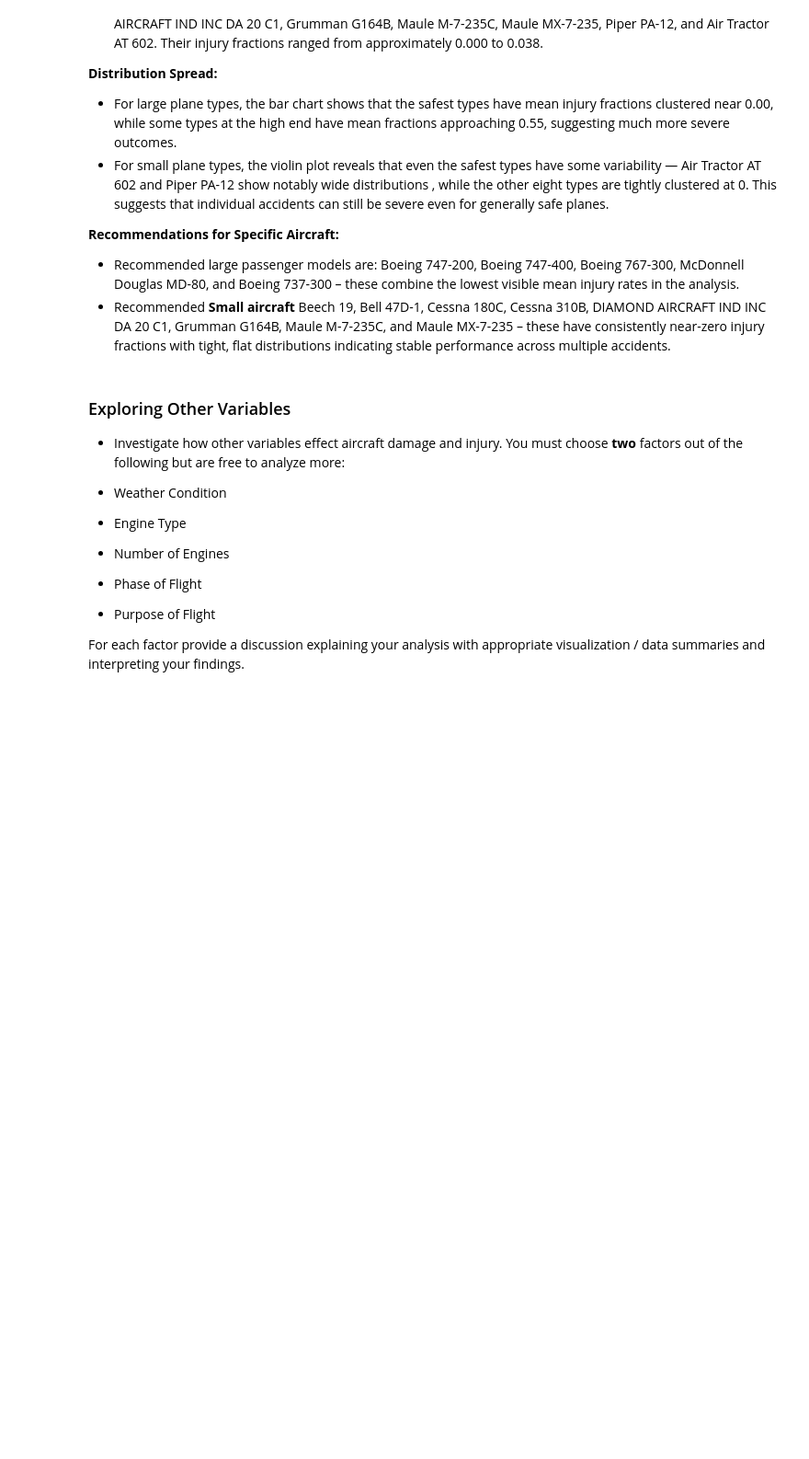
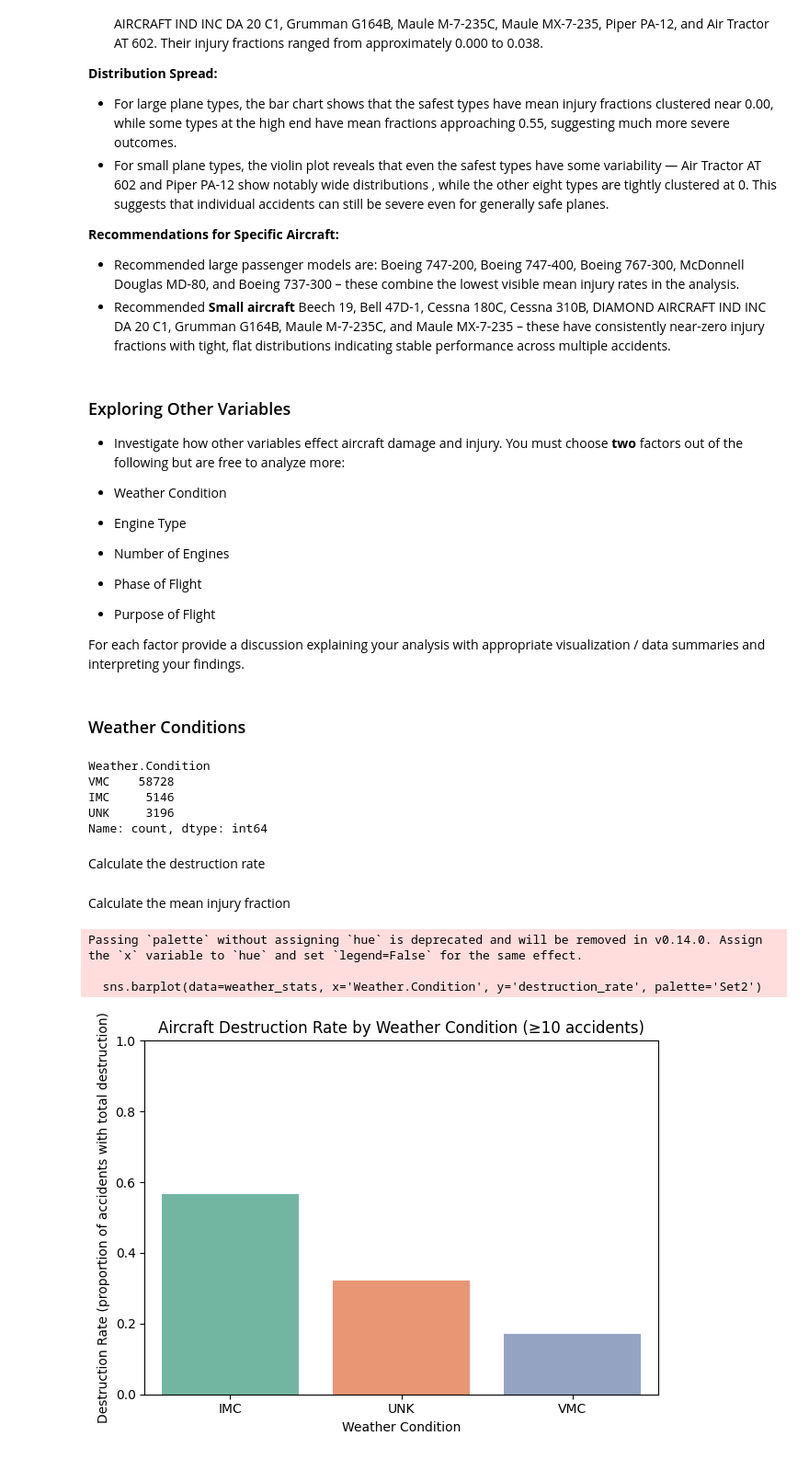
Before and after one commit to Shaun-Okwuosa/Jet-Safety-Analysis, a Jupyter notebook: Aviation_Accidents_Data_Analysis.ipynb, the cells around one changed output. Shown at 92% size. Saved outputs shown, nothing was run; the diff lists cells and outputs as text; code cells hidden in the pictures; blank space fills up the shorter version.

Commit message:
Analysis on engine type and weather conditions done.

```diff
--- a/Aviation_Accidents_Data_Analysis.ipynb
+++ b/Aviation_Accidents_Data_Analysis.ipynb
@@ -372,3 +371,47 @@ Their injury fractions ranged from approximately 0.00 to 0.01
 - Purpose of Flight
 
 For each factor provide a discussion explaining your analysis with appropriate visualization / data summaries and interpreting your findings.
+# %% [markdown]
+### Weather Conditions
+# %%
+df['Weather.Condition'].value_counts()
+# %% [output]
+Weather.Condition
+VMC    58728
+IMC     5146
+UNK     3196
+Name: count, dtype: int64
+# %% [markdown]
+Calculate the destruction rate
+# %%
+weather_group = df.groupby('Weather.Condition')['Is.Destroyed']
+weather_destruction = pd.DataFrame({
+    'destruction_rate': weather_group.mean(),
+    'accident_count': weather_group.count()
+}).reset_index()
+# %% [markdown]
+Calculate the mean injury fraction
+# %%
+weather_injury_group = df.groupby('Weather.Condition')['Injury_Fraction']
+weather_injury = pd.DataFrame({
+    'mean_injury_fraction': weather_injury_group.mean(),
+    'accident_count': weather_injury_group.count()
+}).reset_index()
+
+
+weather_stats = weather_destruction.merge(weather_injury, on='Weather.Condition')
+weather_stats = weather_stats[weather_stats['accident_count_x'] >= 10]
+weather_stats.columns = ['Weather.Condition', 'destruction_rate', 'destruction_count', 'mean_injury_fraction', 'injury_count']
+# %%
+sns.barplot(data=weather_stats, x='Weather.Condition', y='destruction_rate', palette='Set2')
+plt.title('Aircraft Destruction Rate by Weather Condition (≥10 accidents)')
+plt.ylabel('Destruction Rate (proportion of accidents with total destruction)')
+plt.xlabel('Weather Condition')
+plt.ylim(0, 1)
+plt.tight_layout()
+plt.show()
+# %% [output]
+Passing `palette` without assigning `hue` is deprecated and will be removed in v0.14.0. Assign the `x` variable to `hue` and set `legend=False` for the same effect.
+
+  sns.barplot(data=weather_stats, x='Weather.Condition', y='destruction_rate', palette='Set2')
+[figure, added]
```
Also changed, not shown: parts of 13 cells of this notebook, 1 other file.
